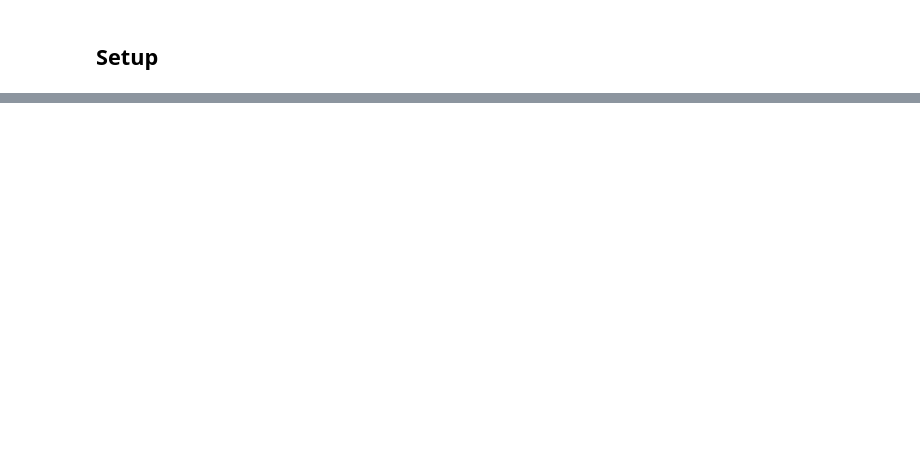
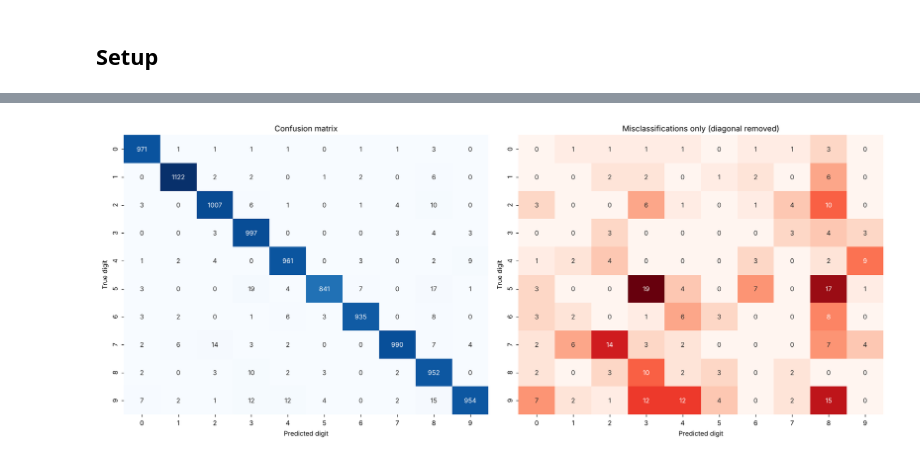
Before and after one commit to Raphzaf/DI-Bootcamp-Stage2, a Jupyter notebook: Week9/Day4/Daily_challenge/main.ipynb, the cells around one changed output, grey strips where cells are left out. Saved outputs shown, nothing was run; the diff lists cells and outputs as text; code cells hidden in the pictures; blank space fills up the shorter version.

```diff
--- a/Week9/Day4/Daily_challenge/main.ipynb
+++ b/Week9/Day4/Daily_challenge/main.ipynb
@@ -400,0 +187,9 @@ PC1 is a general "overall strength" axis (all stats load positively), and PC2 mo
+# %%
+test_loss, test_acc = model.evaluate(x_test, y_test_oh, verbose=0)
+print(f"Test loss: {test_loss:.4f}")
+print(f"Test accuracy: {test_acc:.4f}  ({(1 - test_acc) * len(x_test):.0f} misclassified images out of {len(x_test)})")
+
+y_prob = model.predict(x_test, verbose=0)
+y_pred = np.argmax(y_prob, axis=1)
+print()
+print(classification_report(y_test, y_pred, digits=4))
@@ -400,0 +216,20 @@ PC1 is a general "overall strength" axis (all stats load positively), and PC2 mo
+# %%
+cm = confusion_matrix(y_test, y_pred)
+
+fig, axes = plt.subplots(1, 2, figsize=(17, 7))
+sns.heatmap(cm, annot=True, fmt='d', cmap='Blues', cbar=False, ax=axes[0])
+axes[0].set_xlabel('Predicted digit')
+axes[0].set_ylabel('True digit')
+axes[0].set_title('Confusion matrix')
+
+# Same matrix with the diagonal removed, to highlight the misclassifications only
+cm_errors = cm.copy()
+np.fill_diagonal(cm_errors, 0)
+sns.heatmap(cm_errors, annot=True, fmt='d', cmap='Reds', cbar=False, ax=axes[1])
+axes[1].set_xlabel('Predicted digit')
+axes[1].set_ylabel('True digit')
+axes[1].set_title('Misclassifications only (diagonal removed)')
+plt.tight_layout()
+plt.show()
+# %% [output]
+[figure, added]
```
Also changed, not shown: parts of 57 cells of this notebook.
